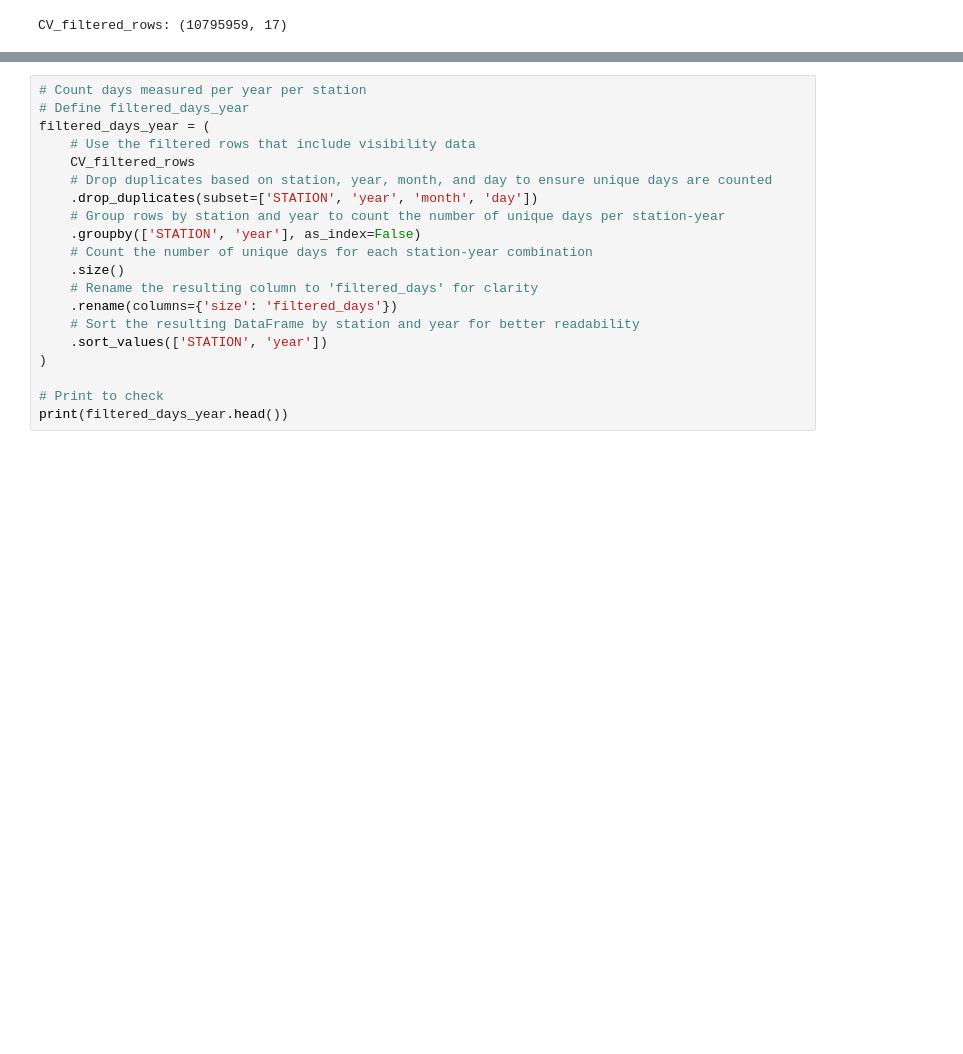
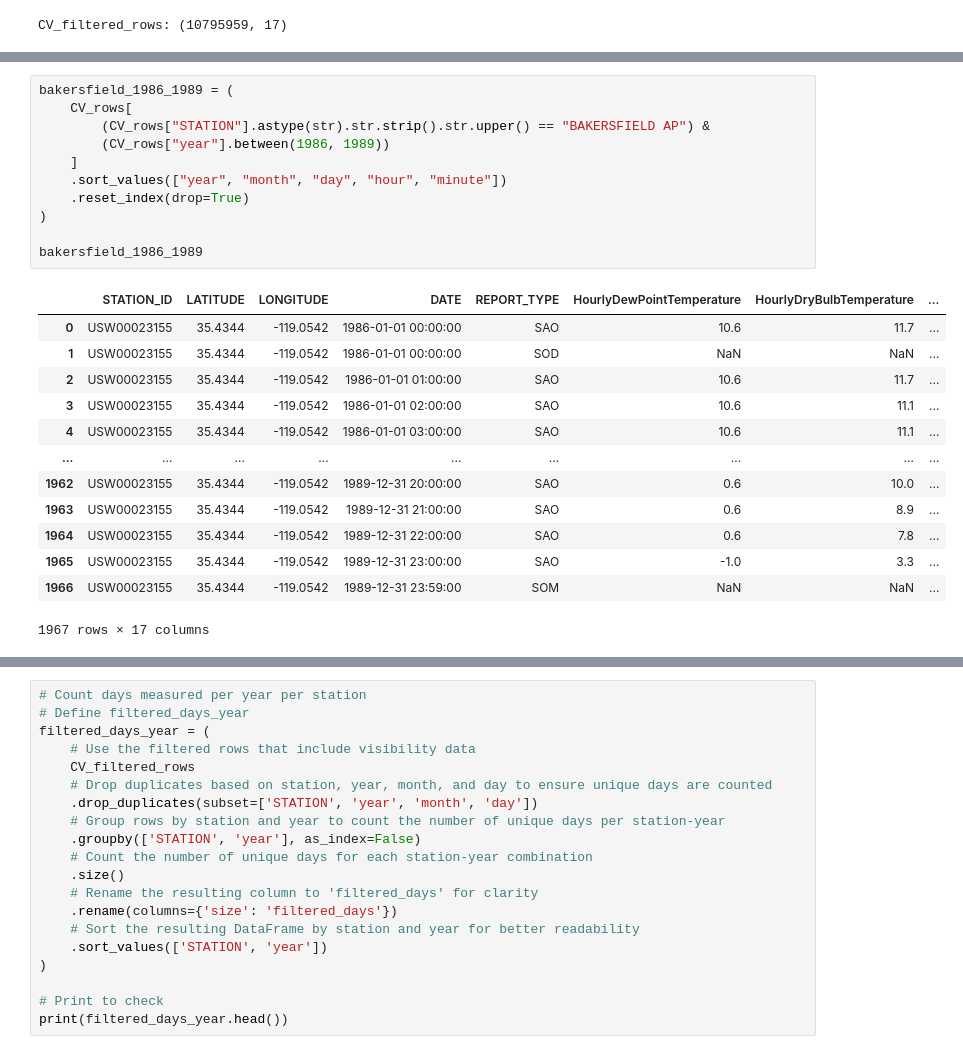
Before and after one commit to audfish/WQ2026, a Jupyter notebook: stations_coverage.ipynb, the cells around one changed output, grey strips where cells are left out. Drawn from its saved outputs; the diff is of its cells as text; blank space fills up the shorter version.

```diff
--- a/stations_coverage.ipynb
+++ b/stations_coverage.ipynb
@@ -51,0 +172,25 @@ CV_filtered_rows: (10795959, 17)
+# %%
+bakersfield_1986_1989 = (
+    CV_rows[
+        (CV_rows["STATION"].astype(str).str.strip().str.upper() == "BAKERSFIELD AP") &
+        (CV_rows["year"].between(1986, 1989))
+    ]
+    .sort_values(["year", "month", "day", "hour", "minute"])
+    .reset_index(drop=True)
+)
+
+bakersfield_1986_1989
+# %% [output]
+|  | STATION_ID | LATITUDE | LONGITUDE | DATE | REPORT_TYPE | HourlyDewPointTemperature | HourlyDryBulbTemperature | ... |
+| 0 | USW00023155 | 35.4344 | -119.0542 | 1986-01-01 00:00:00 | SAO | 10.6 | 11.7 | ... |
+| 1 | USW00023155 | 35.4344 | -119.0542 | 1986-01-01 00:00:00 | SOD | NaN | NaN | ... |
+| 2 | USW00023155 | 35.4344 | -119.0542 | 1986-01-01 01:00:00 | SAO | 10.6 | 11.7 | ... |
+| 3 | USW00023155 | 35.4344 | -119.0542 | 1986-01-01 02:00:00 | SAO | 10.6 | 11.1 | ... |
+| 4 | USW00023155 | 35.4344 | -119.0542 | 1986-01-01 03:00:00 | SAO | 10.6 | 11.1 | ... |
+| ... | ... | ... | ... | ... | ... | ... | ... | ... |
+| 1962 | USW00023155 | 35.4344 | -119.0542 | 1989-12-31 20:00:00 | SAO | 0.6 | 10.0 | ... |
+| 1963 | USW00023155 | 35.4344 | -119.0542 | 1989-12-31 21:00:00 | SAO | 0.6 | 8.9 | ... |
+| 1964 | USW00023155 | 35.4344 | -119.0542 | 1989-12-31 22:00:00 | SAO | 0.6 | 7.8 | ... |
+| 1965 | USW00023155 | 35.4344 | -119.0542 | 1989-12-31 23:00:00 | SAO | -1.0 | 3.3 | ... |
+| 1966 | USW00023155 | 35.4344 | -119.0542 | 1989-12-31 23:59:00 | SOM | NaN | NaN | ... |
+1967 rows × 17 columns
```
Also changed, not shown: parts of 8 cells of this notebook.
